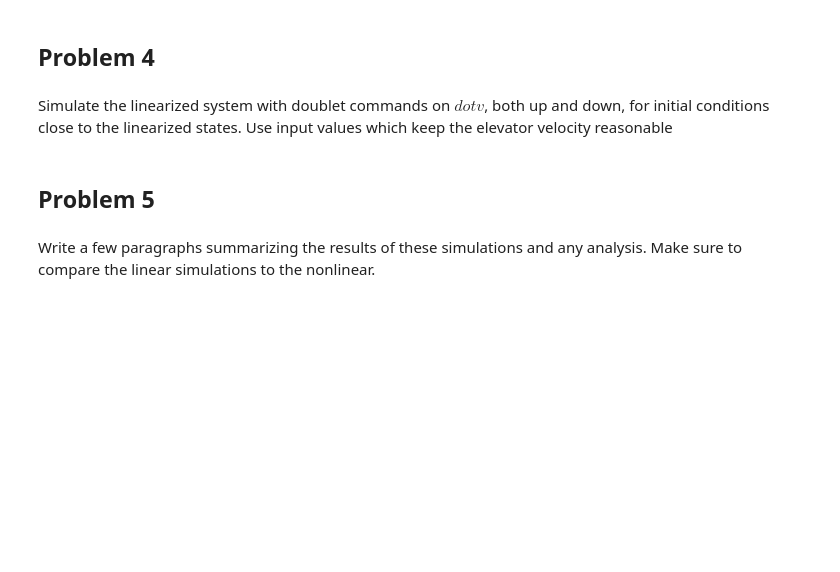
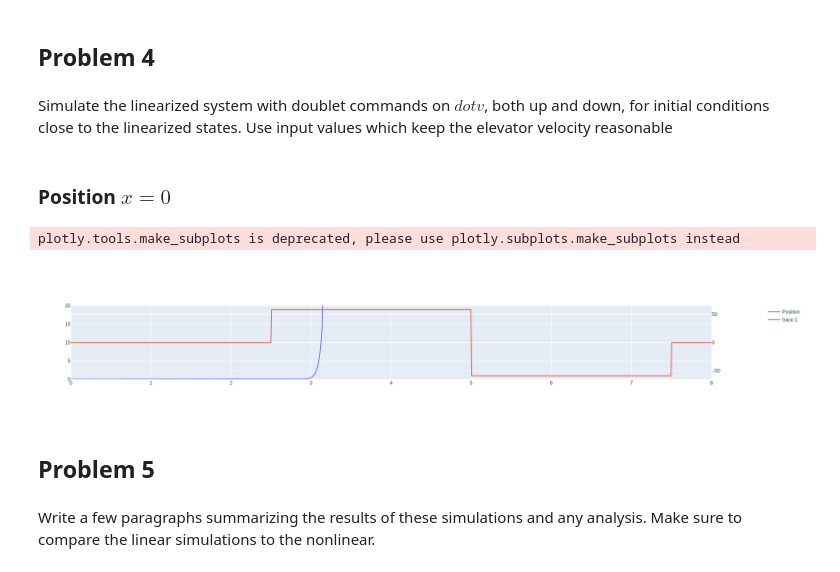
Before and after one commit to mschrader15/AEM591-Projects, a Jupyter notebook: project-1/Project_1.ipynb, the cells around one changed output. Saved outputs shown, nothing was run; the diff lists cells and outputs as text; code cells hidden in the pictures; blank space fills up the shorter version.

```diff
--- a/project-1/Project_1.ipynb
+++ b/project-1/Project_1.ipynb
@@ -383,6 +372,32 @@ self.delta_c
 ## Problem 4
 # %% [markdown]
 Simulate the linearized system with doublet commands on $dot{v}$, both up and down, for initial conditions close to the linearized states. Use input values which keep the elevator velocity reasonable
+# %% [markdown]
+### Position $x = 0$
+# %%
+x = 0
+
+doublet_magnitude = LinearElevator(x).v_bar / 10
+doublet_dt = 5
+t = np.linspace(0, 8, 1000)
+
+elevator = LinearElevator(x=0, doublet_c=doublet_magnitude, doublet_d_t=doublet_dt)
+
+U = np.asarray(list(elevator.doublet(_t).magnitude for _t in t))
+
+elevator_ss = StateSpace(elevator.A, elevator.B.T, elevator.C, elevator.D.T)
+# %%
+_, y, s = lsim(elevator_ss, U, t)
+# %%
+fig = make_subplots(specs=[[{"secondary_y": True}]])
+# len(s)
+fig.add_trace(go.Scatter(x=t, y=[_s[3] for _s in s], name="Position"))
+fig.add_trace(go.Scatter(x=t, y=U), secondary_y=True)
+# isinstance(elevator.doublet_c, ureg.Quantity)
+fig.update_layout(yaxis=dict(range=[0, 20]))
+# %% [output]
+plotly.tools.make_subplots is deprecated, please use plotly.subplots.make_subplots instead
+[figure, added]
 # %% [markdown]
 ## Problem 5
 # %% [markdown]
```
Also changed, not shown: parts of 23 cells of this notebook.
